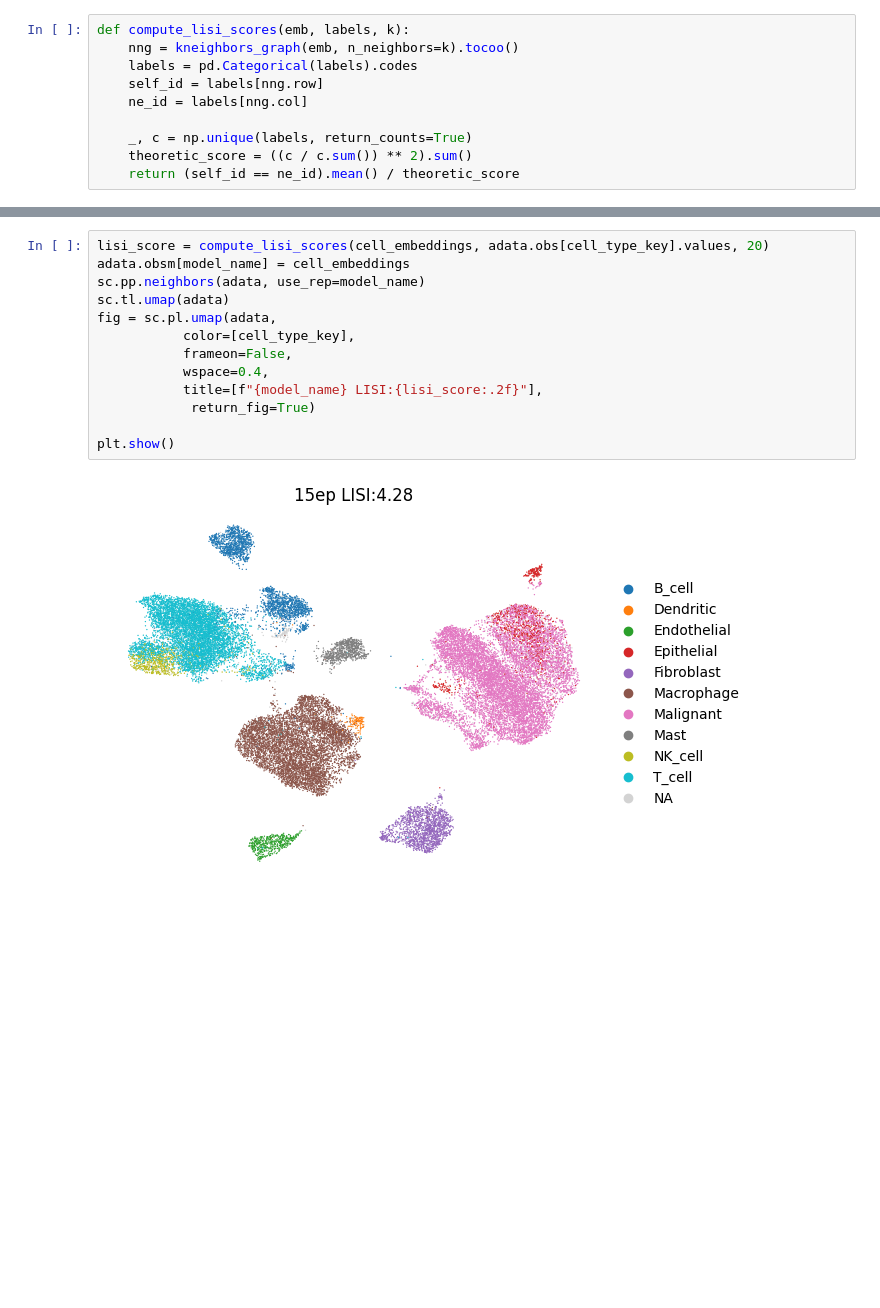
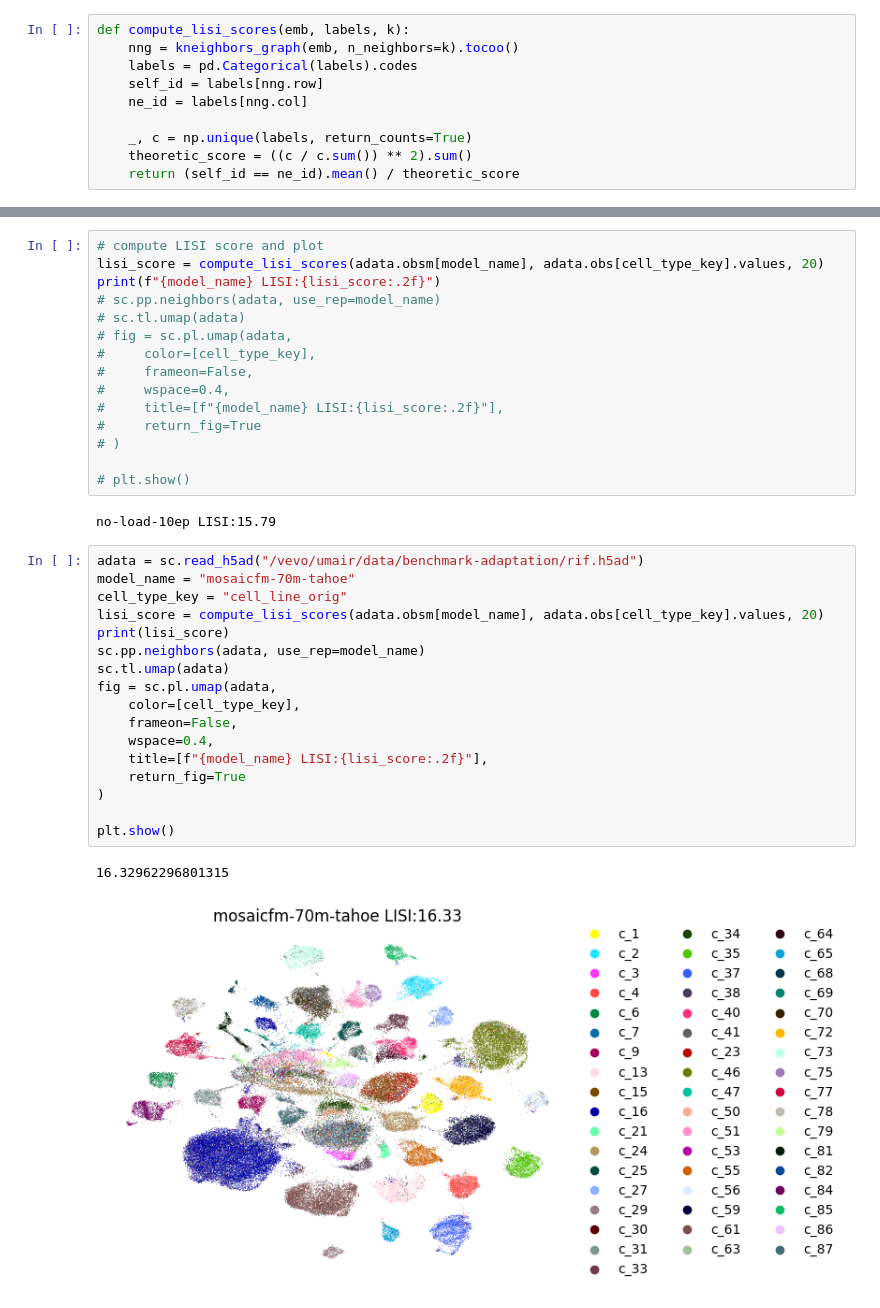
Before and after one commit to tahoebio/mosaicfm, a Jupyter notebook: tutorials/cell_clustering_benchmark.ipynb, the cells around one changed output, grey strips where cells are left out. Drawn from its saved outputs; the diff is of its cells as text; blank space fills up the shorter version.

Commit message:
adapt model to Resistance is Futile

```diff
--- a/tutorials/cell_clustering_benchmark.ipynb
+++ b/tutorials/cell_clustering_benchmark.ipynb
@@ -88,15 +112,37 @@ cell_embeddings = get_batch_embeddings(
 # %%
-lisi_score = compute_lisi_scores(cell_embeddings, adata.obs[cell_type_key].values, 20)
-adata.obsm[model_name] = cell_embeddings
-sc.pp.neighbors(adata, use_rep=model_name)
-sc.tl.umap(adata)
-fig = sc.pl.umap(adata,
-           color=[cell_type_key],
-           frameon=False,
-           wspace=0.4,
-           title=[f"{model_name} LISI:{lisi_score:.2f}"],
-            return_fig=True)
+# compute LISI score and plot
+lisi_score = compute_lisi_scores(adata.obsm[model_name], adata.obs[cell_type_key].values, 20)
+print(f"{model_name} LISI:{lisi_score:.2f}")
+# sc.pp.neighbors(adata, use_rep=model_name)
+# sc.tl.umap(adata)
+# fig = sc.pl.umap(adata,
+#     color=[cell_type_key],
+#     frameon=False,
+#     wspace=0.4,
+#     title=[f"{model_name} LISI:{lisi_score:.2f}"],
+#     return_fig=True
+# )
 
-plt.show()
+# plt.show()
 # %% [output]
-[figure, removed]
+no-load-10ep LISI:15.79
+# %%
+adata = sc.read_h5ad("/vevo/umair/data/benchmark-adaptation/rif.h5ad")
+model_name = "mosaicfm-70m-tahoe"
+cell_type_key = "cell_line_orig"
+lisi_score = compute_lisi_scores(adata.obsm[model_name], adata.obs[cell_type_key].values, 20)
+print(lisi_score)
+sc.pp.neighbors(adata, use_rep=model_name)
+sc.tl.umap(adata)
+fig = sc.pl.umap(adata,
+    color=[cell_type_key],
+    frameon=False,
+    wspace=0.4,
+    title=[f"{model_name} LISI:{lisi_score:.2f}"],
+    return_fig=True
+)
+
+plt.show()
+# %% [output]
+16.32962296801315
+[figure, added]
```
Also changed, not shown: parts of 6 cells of this notebook, 3 other files.
